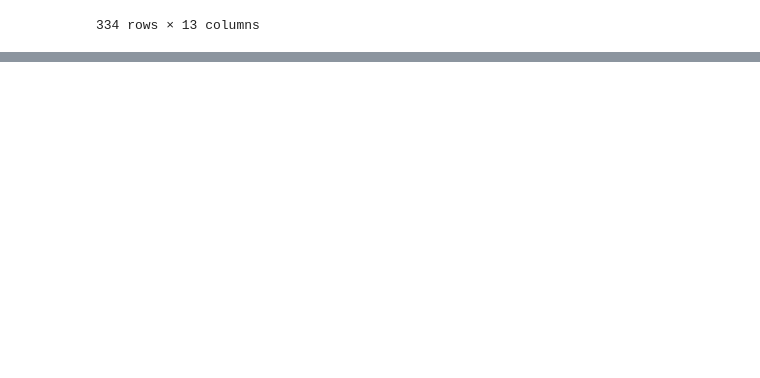
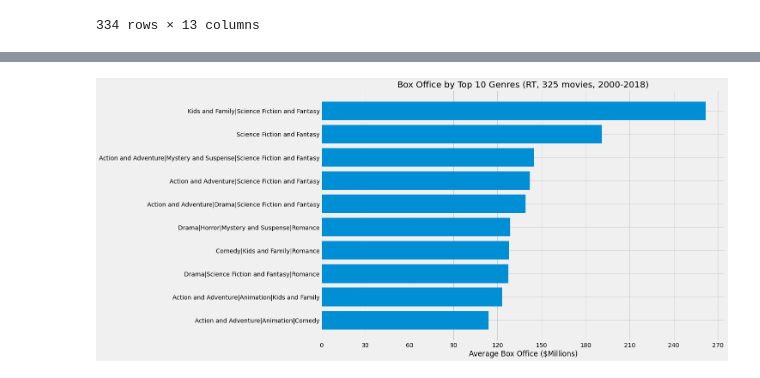
Before and after one commit to nate-walter/Movie-Studio-Project, a Jupyter notebook: Ben's Notebook.ipynb, the cells around one changed output, grey strips where cells are left out. Saved outputs shown, nothing was run; the diff lists cells and outputs as text; code cells hidden in the pictures; blank space fills up the shorter version.

```diff
--- a/Ben's Notebook.ipynb
+++ b/Ben's Notebook.ipynb
@@ -180,0 +178,12 @@ rt_movies_cleaned = rt_movies_cleaned[rt_movies_cleaned.year >= 2000]
+# %%
+#Create a plot showing top 10 genres by B.O. using rt_movies_cleaned (325 records)
+fig, ax = plt.subplots(figsize=(15,10))
+x = rt_movies_cleaned.groupby('genre').box_office.mean().sort_values(ascending=False)[:10].sort_values().index
+y = rt_movies_cleaned.groupby('genre').box_office.mean().sort_values(ascending=False)[:10].sort_values().values
+ax.barh(x,y)
+ax.set_xlabel('Average Box Office ($Millions)')
+ax.set_title('Box Office by Top 10 Genres (RT, 325 movies, 2000-2018)')
+ax.set_xticks(range(0,300000000,30000000))
+ax.set_xticklabels(range(0,300,30));
+# %% [output]
+[figure, added]
```
Also changed, not shown: parts of 43 cells of this notebook.
